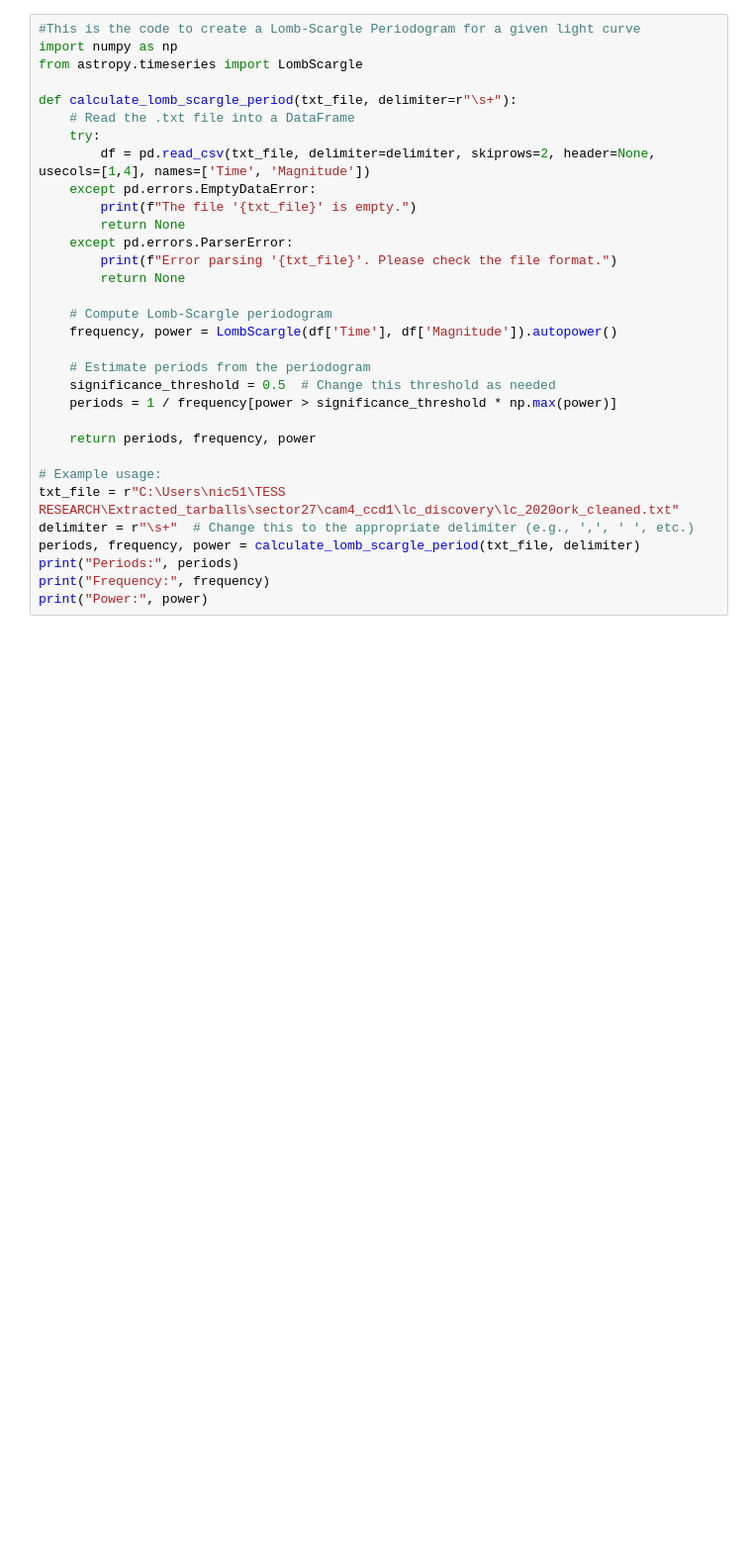
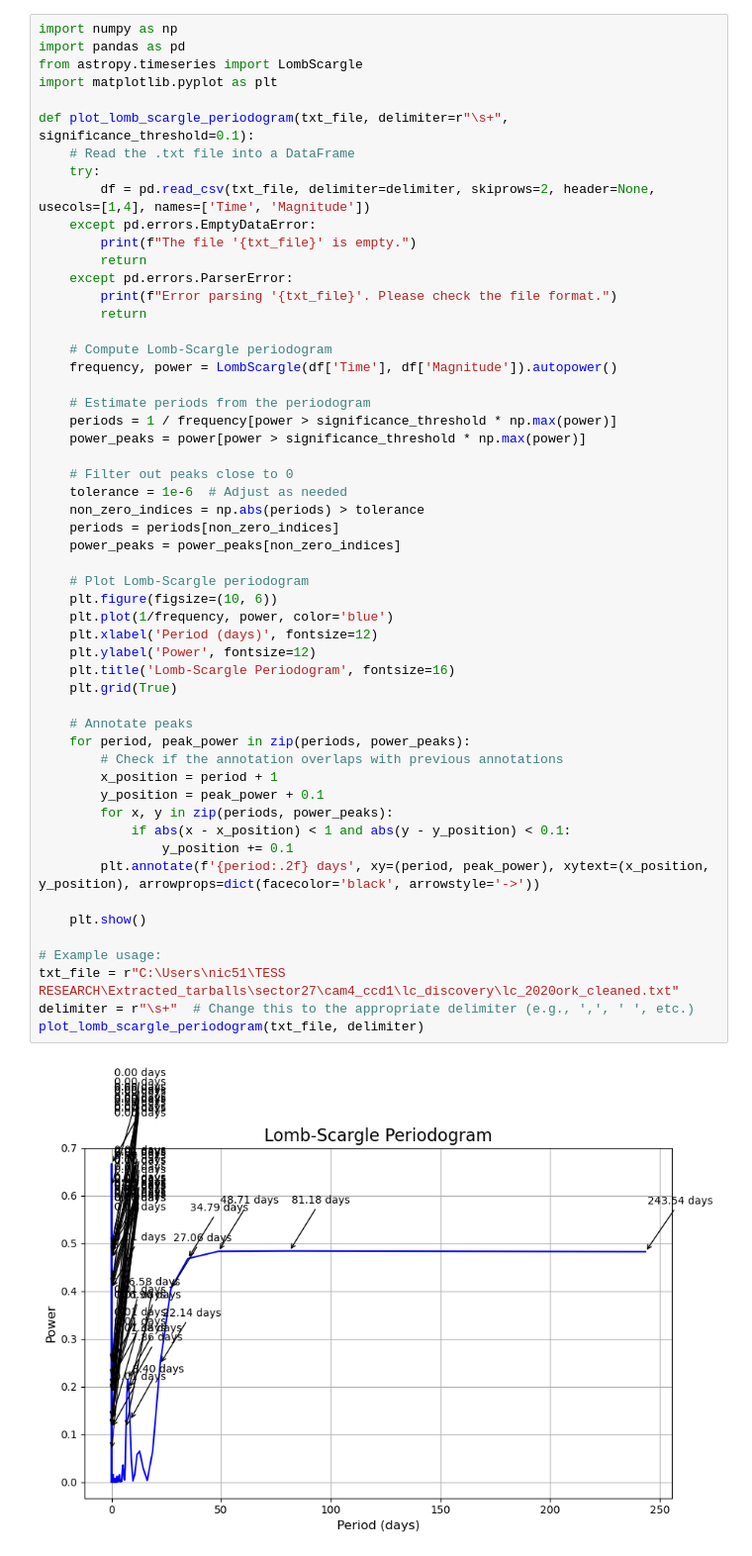
Before and after one commit to nic5153/TESS_RESEARCH, a Jupyter notebook: Analysis.ipynb, the cells around one changed output. Shown at 99% size. Drawn from its saved outputs; the diff is of its cells as text; blank space fills up the shorter version.

Commit message:
adjusted periodogram

```diff
--- a/Analysis.ipynb
+++ b/Analysis.ipynb
@@ -1,32 +64,56 @@
 # %%
-#This is the code to create a Lomb-Scargle Periodogram for a given light curve
 import numpy as np
+import pandas as pd
 from astropy.timeseries import LombScargle
+import matplotlib.pyplot as plt
 
-def calculate_lomb_scargle_period(txt_file, delimiter=r"\s+"):
+def plot_lomb_scargle_periodogram(txt_file, delimiter=r"\s+", significance_threshold=0.1):
     # Read the .txt file into a DataFrame
     try:
         df = pd.read_csv(txt_file, delimiter=delimiter, skiprows=2, header=None, usecols=[1,4], names=['Time', 'Magnitude'])
     except pd.errors.EmptyDataError:
         print(f"The file '{txt_file}' is empty.")
-        return None
+        return
     except pd.errors.ParserError:
         print(f"Error parsing '{txt_file}'. Please check the file format.")
-        return None
+        return
 
     # Compute Lomb-Scargle periodogram
     frequency, power = LombScargle(df['Time'], df['Magnitude']).autopower()
 
     # Estimate periods from the periodogram
-    significance_threshold = 0.5  # Change this threshold as needed
     periods = 1 / frequency[power > significance_threshold * np.max(power)]
+    power_peaks = power[power > significance_threshold * np.max(power)]
 
-    return periods, frequency, power
+    # Filter out peaks close to 0
+    tolerance = 1e-6  # Adjust as needed
+    non_zero_indices = np.abs(periods) > tolerance
+    periods = periods[non_zero_indices]
+    power_peaks = power_peaks[non_zero_indices]
+
+    # Plot Lomb-Scargle periodogram
+    plt.figure(figsize=(10, 6))
+    plt.plot(1/frequency, power, color='blue')
+    plt.xlabel('Period (days)', fontsize=12)
+    plt.ylabel('Power', fontsize=12)
+    plt.title('Lomb-Scargle Periodogram', fontsize=16)
+    plt.grid(True)
+
+    # Annotate peaks
+    for period, peak_power in zip(periods, power_peaks):
+        # Check if the annotation overlaps with previous annotations
+        x_position = period + 1
+        y_position = peak_power + 0.1
+        for x, y in zip(periods, power_peaks):
+            if abs(x - x_position) < 1 and abs(y - y_position) < 0.1:
+                y_position += 0.1
+        plt.annotate(f'{period:.2f} days', xy=(period, peak_power), xytext=(x_position, y_position), arrowprops=dict(facecolor='black', arrowstyle='->'))
+
+    plt.show()
 
 # Example usage:
 txt_file = r"C:\Users\nic51\TESS RESEARCH\Extracted_tarballs\sector27\cam4_ccd1\lc_discovery\lc_2020ork_cleaned.txt"
 delimiter = r"\s+"  # Change this to the appropriate delimiter (e.g., ',', ' ', etc.)
-periods, frequency, power = calculate_lomb_scargle_period(txt_file, delimiter)
-print("Periods:", periods)
-print("Frequency:", frequency)
-print("Power:", power)
+plot_lomb_scargle_periodogram(txt_file, delimiter)
+# %% [output]
+[figure, added]
```
Also changed, not shown: parts of 2 cells of this notebook.
